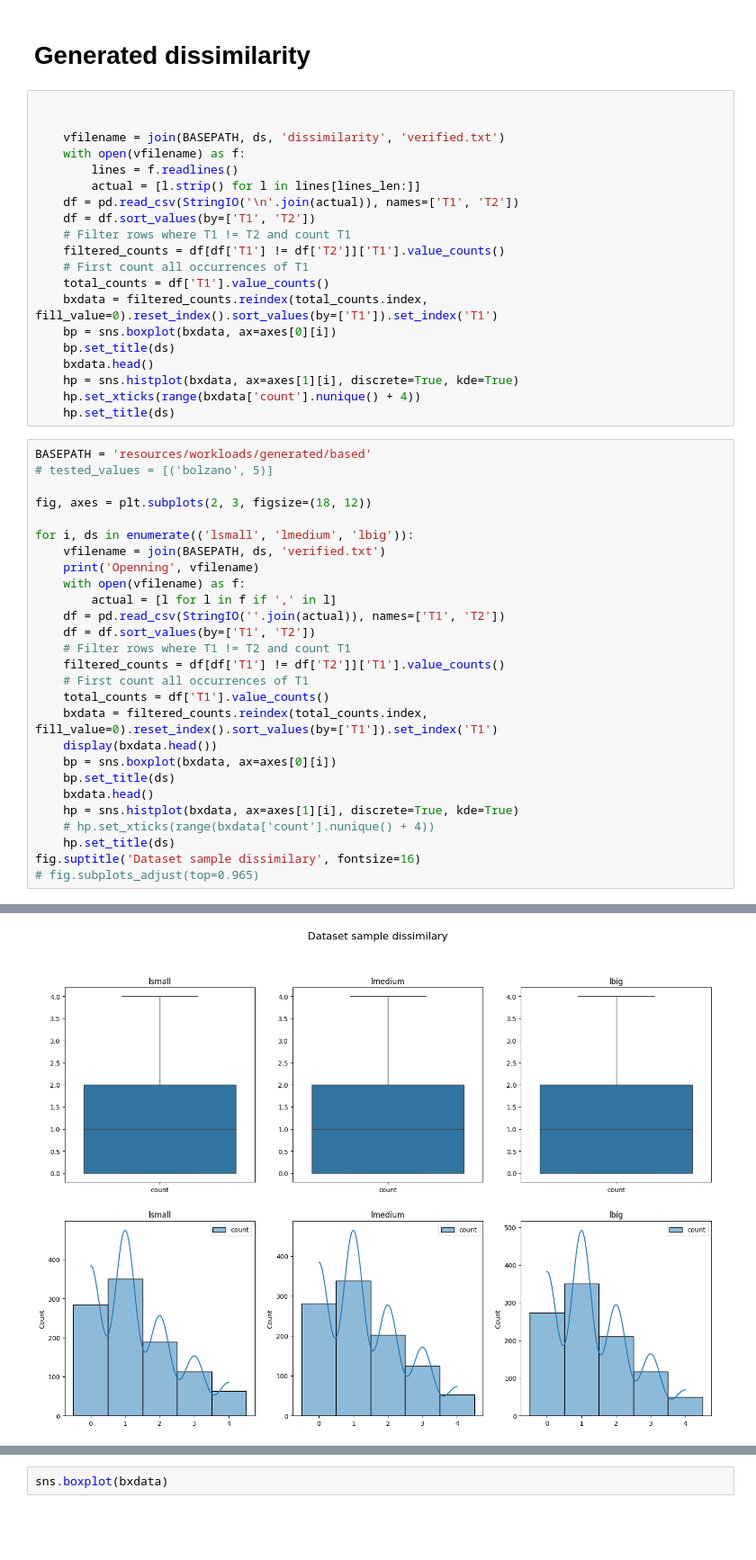
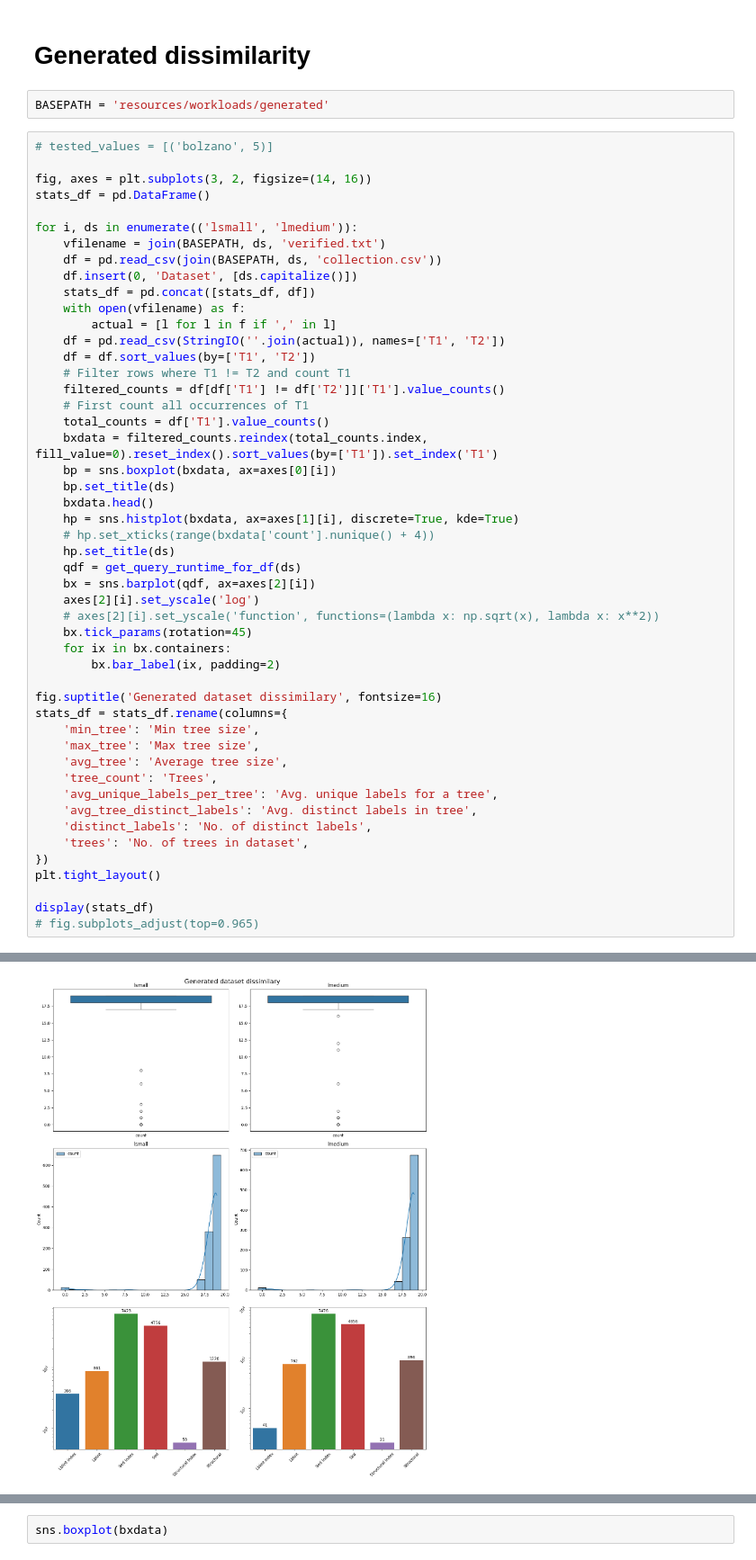
Before and after one commit to LukMRVC/tree-statistics, a Jupyter notebook: TED-viz.ipynb, the cells around one changed output, grey strips where cells are left out. Shown at 90% size. Saved outputs shown, nothing was run; the diff lists cells and outputs as text; blank space fills up the shorter version.

Commit message:
Dissimilarity run

```diff
--- a/TED-viz.ipynb
+++ b/TED-viz.ipynb
@@ -1073,34 +1072,18 @@ fig.subplots_adjust(top=0.965)
 # %% [markdown]
 # Generated dissimilarity
 # %%
-
-
-    vfilename = join(BASEPATH, ds, 'dissimilarity', 'verified.txt')
-    with open(vfilename) as f:
-        lines = f.readlines()
-        actual = [l.strip() for l in lines[lines_len:]]
-    df = pd.read_csv(StringIO('\n'.join(actual)), names=['T1', 'T2'])
-    df = df.sort_values(by=['T1', 'T2'])
-    # Filter rows where T1 != T2 and count T1
-    filtered_counts = df[df['T1'] != df['T2']]['T1'].value_counts()
-    # First count all occurrences of T1
-    total_counts = df['T1'].value_counts()
-    bxdata = filtered_counts.reindex(total_counts.index, fill_value=0).reset_index().sort_values(by=['T1']).set_index('T1')
-    bp = sns.boxplot(bxdata, ax=axes[0][i])
-    bp.set_title(ds)
-    bxdata.head()
-    hp = sns.histplot(bxdata, ax=axes[1][i], discrete=True, kde=True)
-    hp.set_xticks(range(bxdata['count'].nunique() + 4))
-    hp.set_title(ds)
+BASEPATH = 'resources/workloads/generated'
 # %%
-BASEPATH = 'resources/workloads/generated/based'
 # tested_values = [('bolzano', 5)]
 
-fig, axes = plt.subplots(2, 3, figsize=(18, 12))
+fig, axes = plt.subplots(3, 2, figsize=(14, 16))
+stats_df = pd.DataFrame()
 
-for i, ds in enumerate(('lsmall', 'lmedium', 'lbig')):
+for i, ds in enumerate(('lsmall', 'lmedium')):
     vfilename = join(BASEPATH, ds, 'verified.txt')
-    print('Openning', vfilename)
+    df = pd.read_csv(join(BASEPATH, ds, 'collection.csv'))
+    df.insert(0, 'Dataset', [ds.capitalize()])
+    stats_df = pd.concat([stats_df, df])
     with open(vfilename) as f:
         actual = [l for l in f if ',' in l]
     df = pd.read_csv(StringIO(''.join(actual)), names=['T1', 'T2'])
@@ -1110,13 +1093,33 @@ for i, ds in enumerate(('lsmall', 'lmedium', 'lbig')):
     # First count all occurrences of T1
     total_counts = df['T1'].value_counts()
     bxdata = filtered_counts.reindex(total_counts.index, fill_value=0).reset_index().sort_values(by=['T1']).set_index('T1')
-    display(bxdata.head())
     bp = sns.boxplot(bxdata, ax=axes[0][i])
     bp.set_title(ds)
     bxdata.head()
     hp = sns.histplot(bxdata, ax=axes[1][i], discrete=True, kde=True)
     # hp.set_xticks(range(bxdata['count'].nunique() + 4))
     hp.set_title(ds)
-fig.suptitle('Dataset sample dissimilary', fontsize=16)
+    qdf = get_query_runtime_for_df(ds)
+    bx = sns.barplot(qdf, ax=axes[2][i])
+    axes[2][i].set_yscale('log')
+    # axes[2][i].set_yscale('function', functions=(lambda x: np.sqrt(x), lambda x: x**2))
+    bx.tick_params(rotation=45)
+    for ix in bx.containers:
+        bx.bar_label(ix, padding=2)
+
+fig.suptitle('Generated dataset dissimilary', fontsize=16)
+stats_df = stats_df.rename(columns={
+    'min_tree': 'Min tree size',
+    'max_tree': 'Max tree size',
+    'avg_tree': 'Average tree size',
+    'tree_count': 'Trees',
+    'avg_unique_labels_per_tree': 'Avg. unique labels for a tree',
+    'avg_tree_distinct_labels': 'Avg. distinct labels in tree',
+    'distinct_labels': 'No. of distinct labels',
+    'trees': 'No. of trees in dataset',
+})
+plt.tight_layout()
+
+display(stats_df)
 # fig.subplots_adjust(top=0.965)
 # %% [output]
@@ -1148 +1129 @@ Text(0.5, 0.98, 'Dataset sample dissimilary')
-[figure, old version]
+[figure, new version]
```
Also changed, not shown: parts of 11 cells of this notebook, 4 other files.
